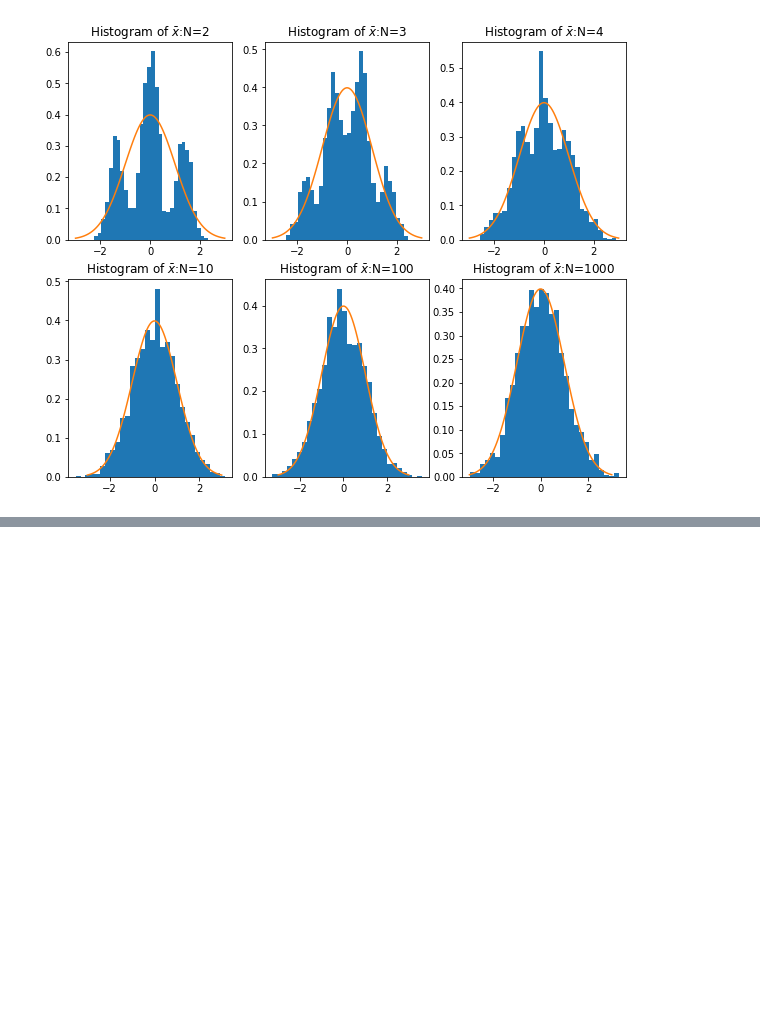
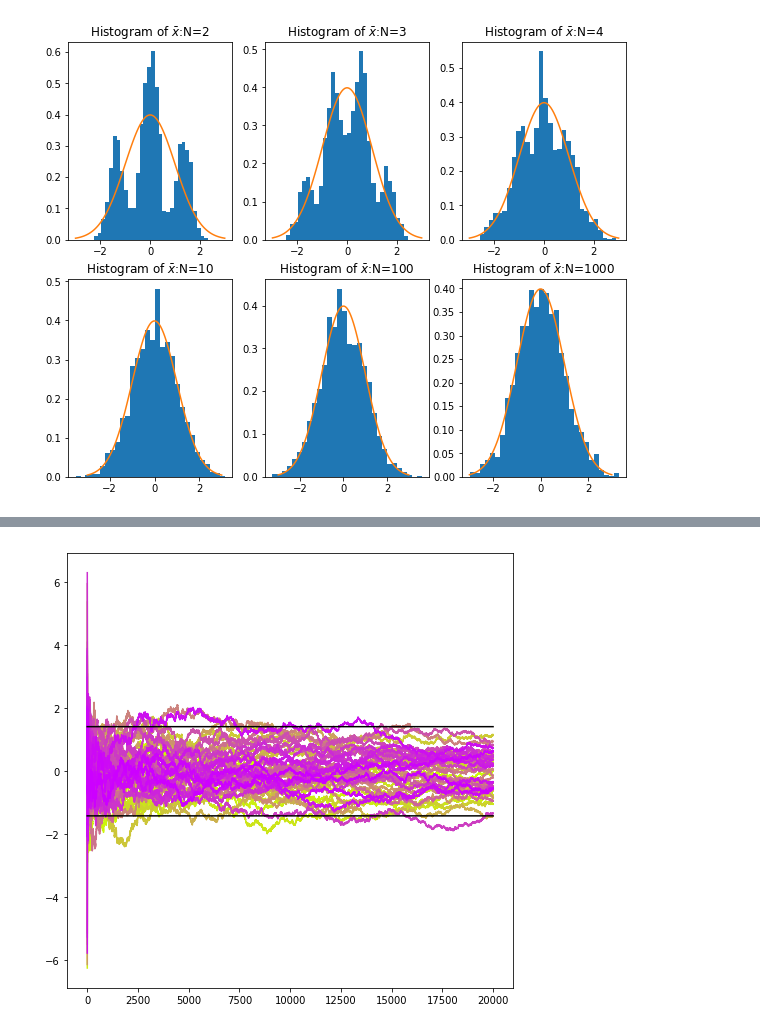
Before and after one commit to sijichun/MathStatsCode, a Jupyter notebook: notebook_python/LLN_CLT.ipynb, the cells around one changed output, grey strips where cells are left out. Cells and saved outputs as stored; diff of their text form; code cells hidden in the pictures; blank space fills up the shorter version.

```diff
--- a/notebook_python/LLN_CLT.ipynb
+++ b/notebook_python/LLN_CLT.ipynb
@@ -108,0 +143,12 @@ plt.show() ## 画图
+# %%
+fig1=plt.figure()
+corlors=np.linspace(0,1,N)
+for i in range(N):
+    x=gen_path()
+    plt.plot(t,[x[n]/np.sqrt((n+1)*np.log(np.log(n+1))) for n in t],color=(0.8,1-corlors[i],corlors[i]))
+plt.plot(t,[np.sqrt(2) for n in t],color=(0,0,0))
+plt.plot(t,[-np.sqrt(2) for n in t],color=(0,0,0))
+plt.show() ## 画图
+fig1.savefig("law_iterated_log2.pdf")
+# %% [output]
+[figure, added]
```
Also changed, not shown: parts of 2 cells of this notebook.
